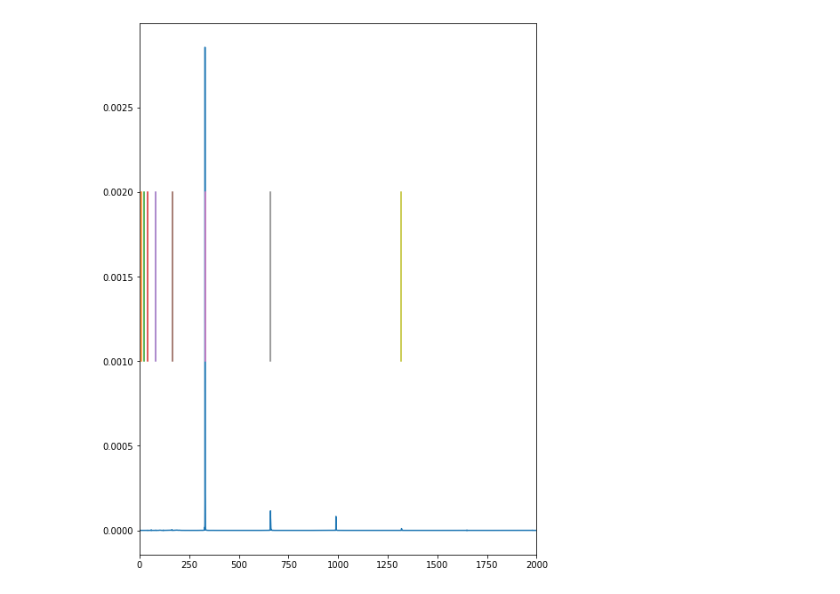
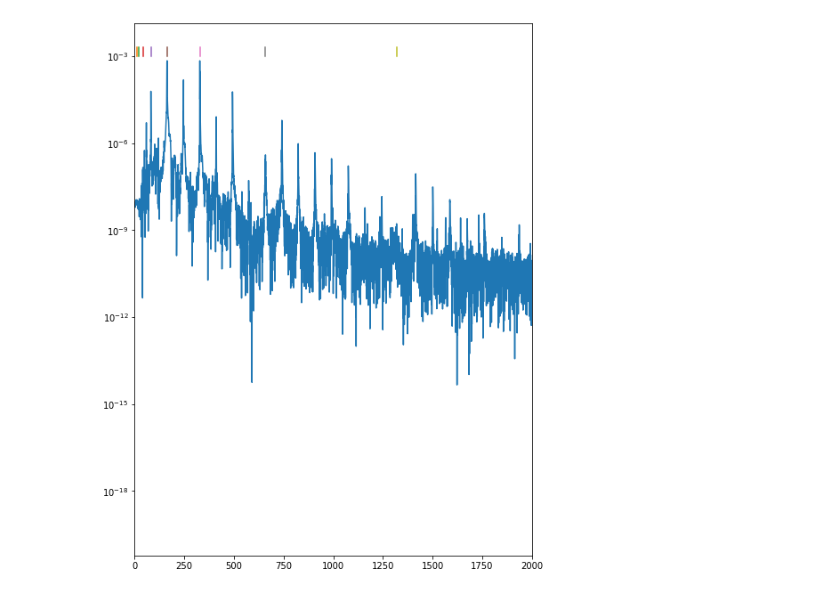
Before and after one commit to brash99/phys421, a Jupyter notebook: JupyterNotebooks/graph_fourier_guitar.ipynb, the cells around one changed output. Saved outputs shown, nothing was run; the diff lists cells and outputs as text; code cells hidden in the pictures.

```diff
--- a/JupyterNotebooks/graph_fourier_guitar.ipynb
+++ b/JupyterNotebooks/graph_fourier_guitar.ipynb
@@ -4,14 +4,14 @@ from scipy.fftpack import fft
 import random
 # %%
 import librosa
-#audio_path = '/home/brash/Phys421/JupyterNotebooks/GuitarSamples/LowE.mp4'
-#start_time = 2.18
+audio_path = '/home/brash/Phys421/JupyterNotebooks/GuitarSamples/LowE.mp4'
+start_time = 2.18
 
 #audio_path = '/home/brash/Phys421/JupyterNotebooks/GuitarSamples/MidE.mp4'
 #start_time = 2.38
 
-audio_path = '/home/brash/Phys421/JupyterNotebooks/GuitarSamples/HighE.mp4'
-start_time = 1.88
+#audio_path = '/home/brash/Phys421/JupyterNotebooks/GuitarSamples/HighE.mp4'
+#start_time = 1.88
 
 x , sr = librosa.load(audio_path,sr=None)
 print(type(x), type(sr))
@@ -77,18 +77,18 @@ axs2.set_xlim(0,np.max(f)/2)
 # %%
 fig2, axs2 = plt.subplots(nrows=1, ncols=1, figsize=(8,11))
-plt.yscale("linear")
+plt.yscale("log")
 axs2.plot(f,powerfft)
 axs2.set_xlim(0,2000)
 
 efreq = [10.301,20.602,41.203,82.407,164.814,329.628,659.255,1318.51,2637.02,5274.041,10548.082,21096.164]
 
 for i in range(len(efreq)):
     vliney = []
     vlinex = []
     vlinex.append(efreq[i])
     vliney.append(0.001)
     vlinex.append(efreq[i])
     vliney.append(0.002)
     axs2.plot(vlinex,vliney)
 # %% [output]
-[figure, old version]
+[figure, new version]
```
Also changed, not shown: parts of 4 cells of this notebook, 9 other files.
